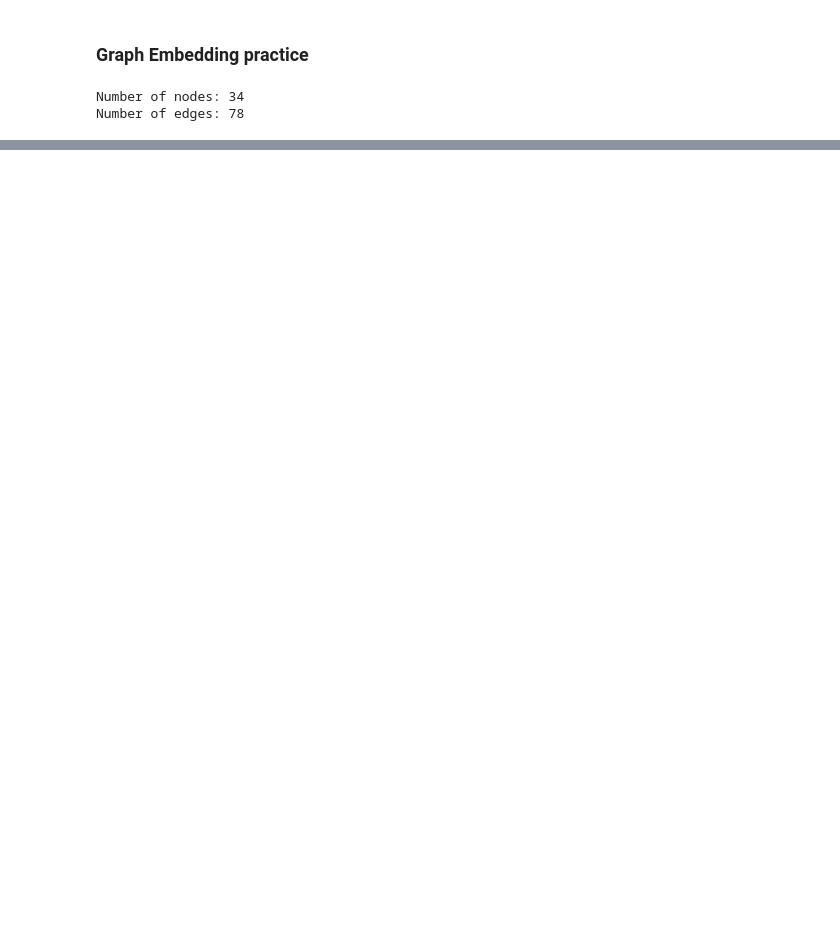
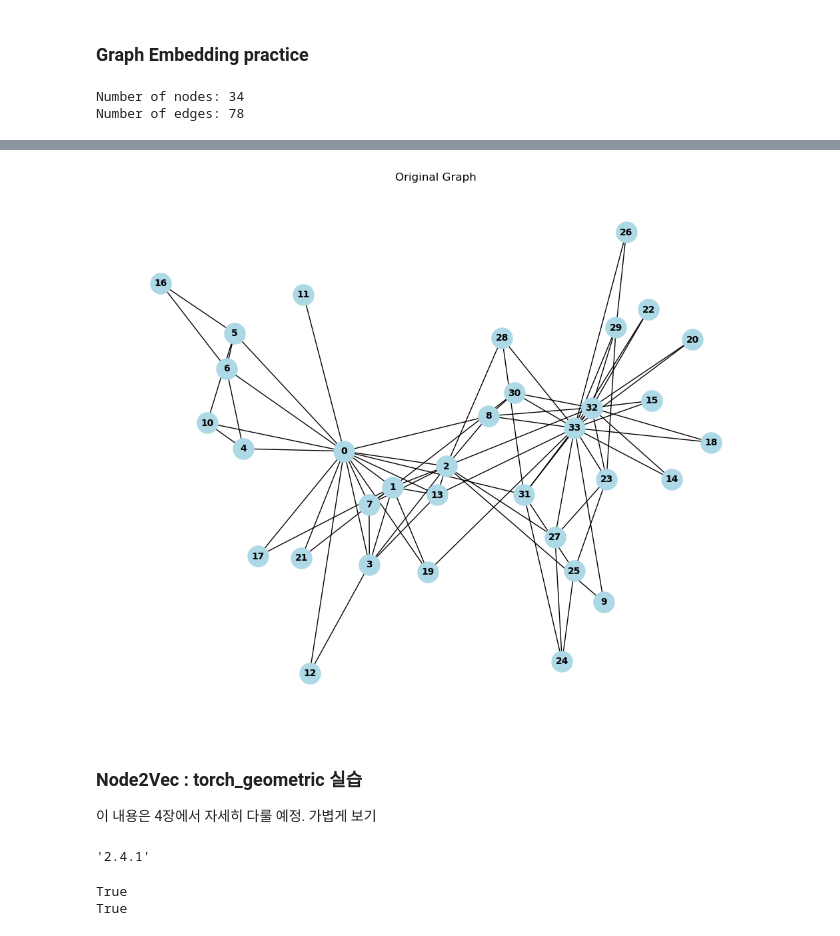
Before and after one commit to DeokhyeonYoon/GNN_Tutorial, a Jupyter notebook: Step3_Graph_Embedding.ipynb, the cells around one changed output, grey strips where cells are left out. Cells and saved outputs as stored; diff of their text form; code cells hidden in the pictures; blank space fills up the shorter version.

```diff
--- a/Step3_Graph_Embedding.ipynb
+++ b/Step3_Graph_Embedding.ipynb
@@ -134,0 +253,30 @@ def plot_embeddings(model, G, algorithm_name):
+# %%
+# Visualize Original Graph
+
+plt.figure(figsize=(10, 8))
+nx.draw(G, with_labels=True,
+        node_color="lightblue",
+        node_size=500,
+        font_size=10,
+        font_weight="bold")
+plt.title("Original Graph")
+plt.show()
+# %% [output]
+[figure, added]
+# %% [markdown]
+### Node2Vec : torch_geometric 실습
+이 내용은 4장에서 자세히 다룰 예정. 가볍게 보기
+# %%
+# pip3 install torch torchvision
+import torch
+torch.__version__
+# %% [output]
+'2.4.1'
+# %%
+import torch
+
+print(torch.backends.mps.is_available())   # True면 MPS 사용 가능
+print(torch.backends.mps.is_built())       # PyTorch가 MPS 빌드 포함했는지
+# %% [output]
+True
+True
```
Also changed, not shown: parts of 15 cells of this notebook, 12 other files.
